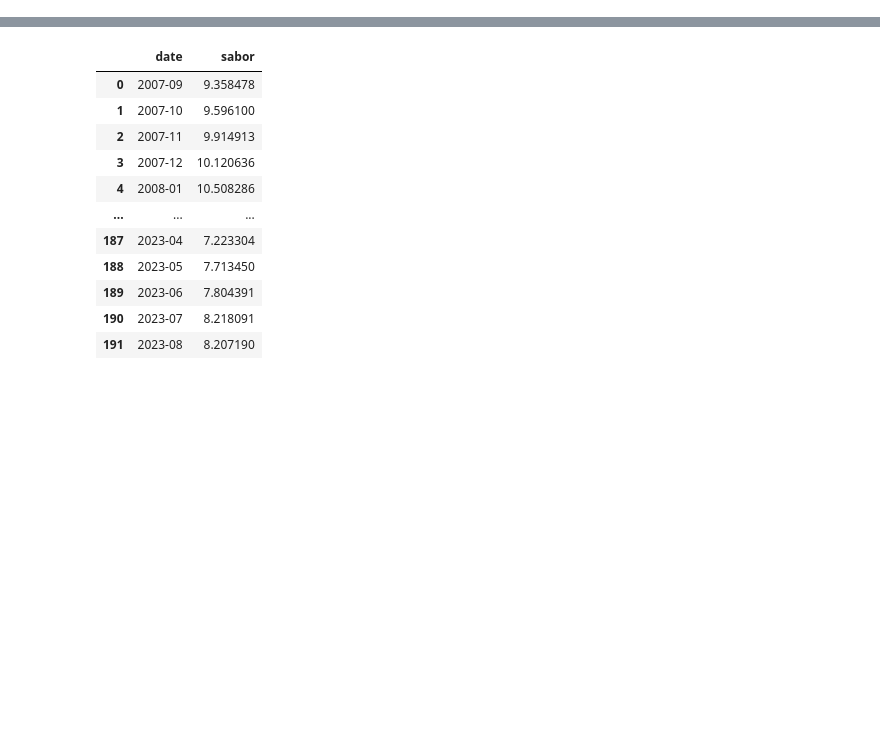
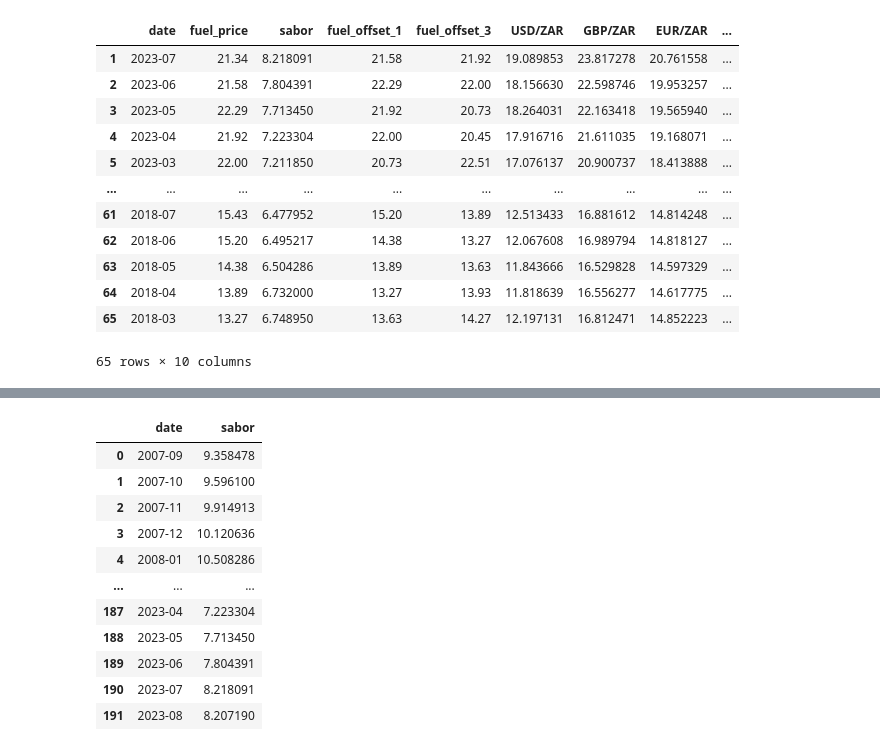
Before and after one commit to altazietsman/zindi_rmb, a Jupyter notebook: RMB-challeng2/notebooks/2023-08-28-multi-model-pipline.ipynb, the cells around one changed output, grey strips where cells are left out. Cells and saved outputs as stored; diff of their text form; code cells hidden in the pictures; blank space fills up the shorter version.

```diff
--- a/RMB-challeng2/notebooks/2023-08-28-multi-model-pipline.ipynb
+++ b/RMB-challeng2/notebooks/2023-08-28-multi-model-pipline.ipynb
@@ -24,7 +25,7 @@ cpi = pd.read_csv('cpi.csv')
 fuel_df = pd.read_csv('fuel.csv')
 sabor_df = pd.read_csv('sabor.csv')
 currency = pd.read_csv('currency_data.csv')
-credit = pd.read_excel('credit.xlsx', header=1)
+credit_df = pd.read_excel('credit.xlsx', header=1)
 jse = pd.read_csv('jse_indices.csv')
 cpi_weights = pd.read_excel('cpi_weights.xlsx', header=1)
 # %%
@@ -64,3 +49,20 @@ currency
+# %%
+credit_df = credit_df.replace(' ', np.nan)
+credit_df = credit_df.dropna()
+
+credit_df['Credit card advances'] = credit_df['Credit card advances'].str.replace(',','').astype(float)
+credit_df['Total loans and advances : Households'] = credit_df['Total loans and advances : Households'].str.replace(',','').astype(float)
+
+credit_df = credit_df[['Date', 'Credit card advances', 'Total loans and advances : Households']]
+
+credit_df = credit_df.groupby('Date').mean().reset_index()
+
+credit_df['date'] = credit_df['Date']
+credit_df['date'] = pd.to_datetime(credit_df['date']) + pd.DateOffset(months=2)
+credit_df['date'] = credit_df['date'].dt.strftime('%Y-%m')
+#credit_df['Credit card advances mean'] = credit_df['Credit card advances'].mean()
+#credit_df['Total loans and advances : Households mean'] = credit_df['Total loans and advances : Households'].mean()
+credit_df = credit_df[['date', 'Credit card advances', 'Total loans and advances : Households']]
 # %%
 fuel_offeset_df = fuel_df.copy()
 fuel_offeset_2_df = fuel_df.copy()
@@ -89,4 +91,6 @@ currency.rename(columns={'Date': 'date'}, inplace=True)
 
 merged_df = pd.merge(merged_df, fuel_offeset_3_df, on='date', how='left')
 merged_df = pd.merge(merged_df, currency, on='date', how='left')
+
+merged_df = pd.merge(merged_df, credit_df, on='date', how='left')
 # %%
@@ -93,0 +98,16 @@ merged_df.dropna(inplace=True)
+# %%
+merged_df
+# %% [output]
+|  | date | fuel_price | sabor | fuel_offset_1 | fuel_offset_3 | USD/ZAR | GBP/ZAR | EUR/ZAR | ... |
+| 1 | 2023-07 | 21.34 | 8.218091 | 21.58 | 21.92 | 19.089853 | 23.817278 | 20.761558 | ... |
+| 2 | 2023-06 | 21.58 | 7.804391 | 22.29 | 22.00 | 18.156630 | 22.598746 | 19.953257 | ... |
+| 3 | 2023-05 | 22.29 | 7.713450 | 21.92 | 20.73 | 18.264031 | 22.163418 | 19.565940 | ... |
+| 4 | 2023-04 | 21.92 | 7.223304 | 22.00 | 20.45 | 17.916716 | 21.611035 | 19.168071 | ... |
+| 5 | 2023-03 | 22.00 | 7.211850 | 20.73 | 22.51 | 17.076137 | 20.900737 | 18.413888 | ... |
+| ... | ... | ... | ... | ... | ... | ... | ... | ... | ... |
+| 61 | 2018-07 | 15.43 | 6.477952 | 15.20 | 13.89 | 12.513433 | 16.881612 | 14.814248 | ... |
+| 62 | 2018-06 | 15.20 | 6.495217 | 14.38 | 13.27 | 12.067608 | 16.989794 | 14.818127 | ... |
+| 63 | 2018-05 | 14.38 | 6.504286 | 13.89 | 13.63 | 11.843666 | 16.529828 | 14.597329 | ... |
+| 64 | 2018-04 | 13.89 | 6.732000 | 13.27 | 13.93 | 11.818639 | 16.556277 | 14.617775 | ... |
+| 65 | 2018-03 | 13.27 | 6.748950 | 13.63 | 14.27 | 12.197131 | 16.812471 | 14.852223 | ... |
+65 rows × 10 columns
```
Also changed, not shown: parts of 25 cells of this notebook, 1 other file.
